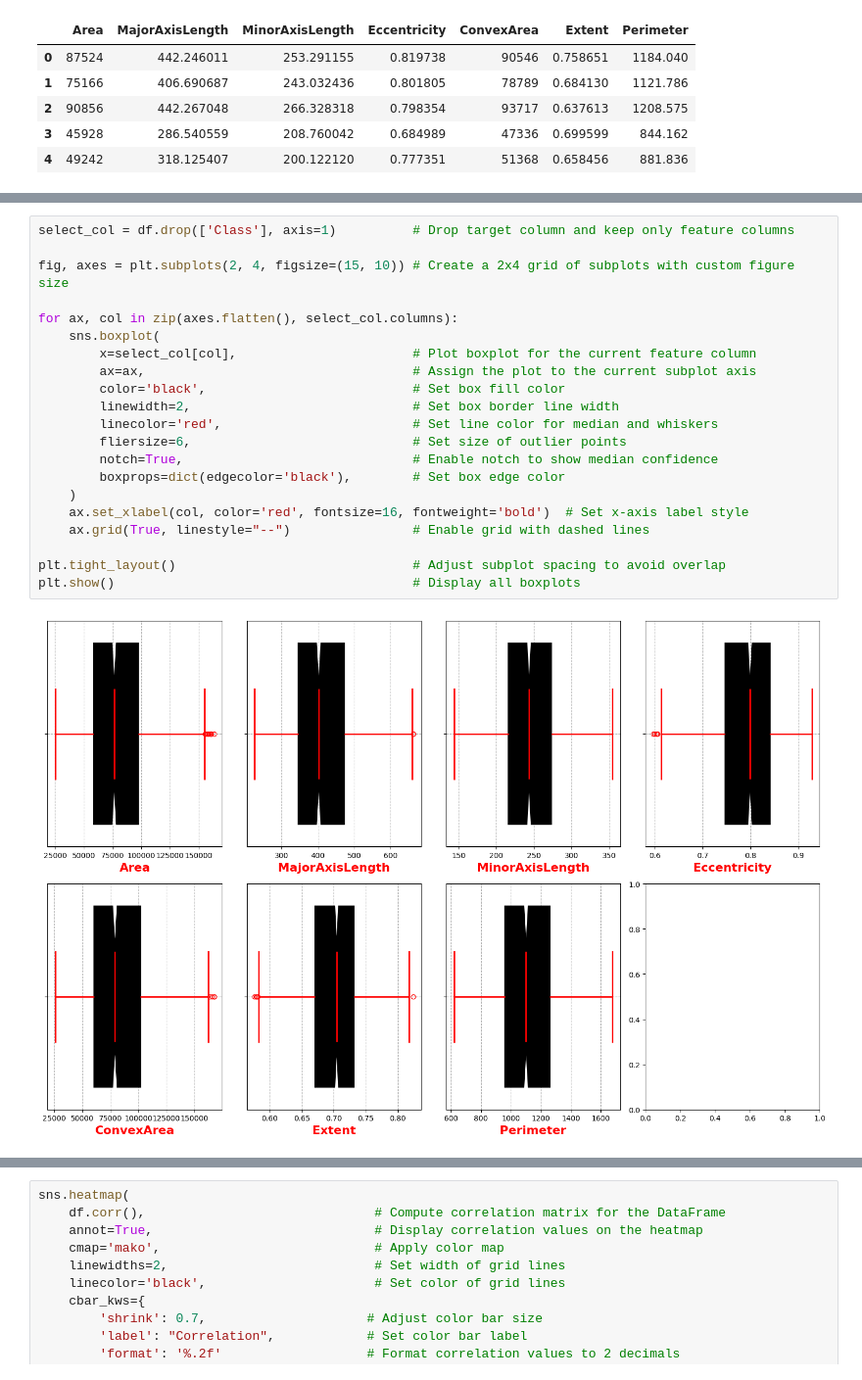
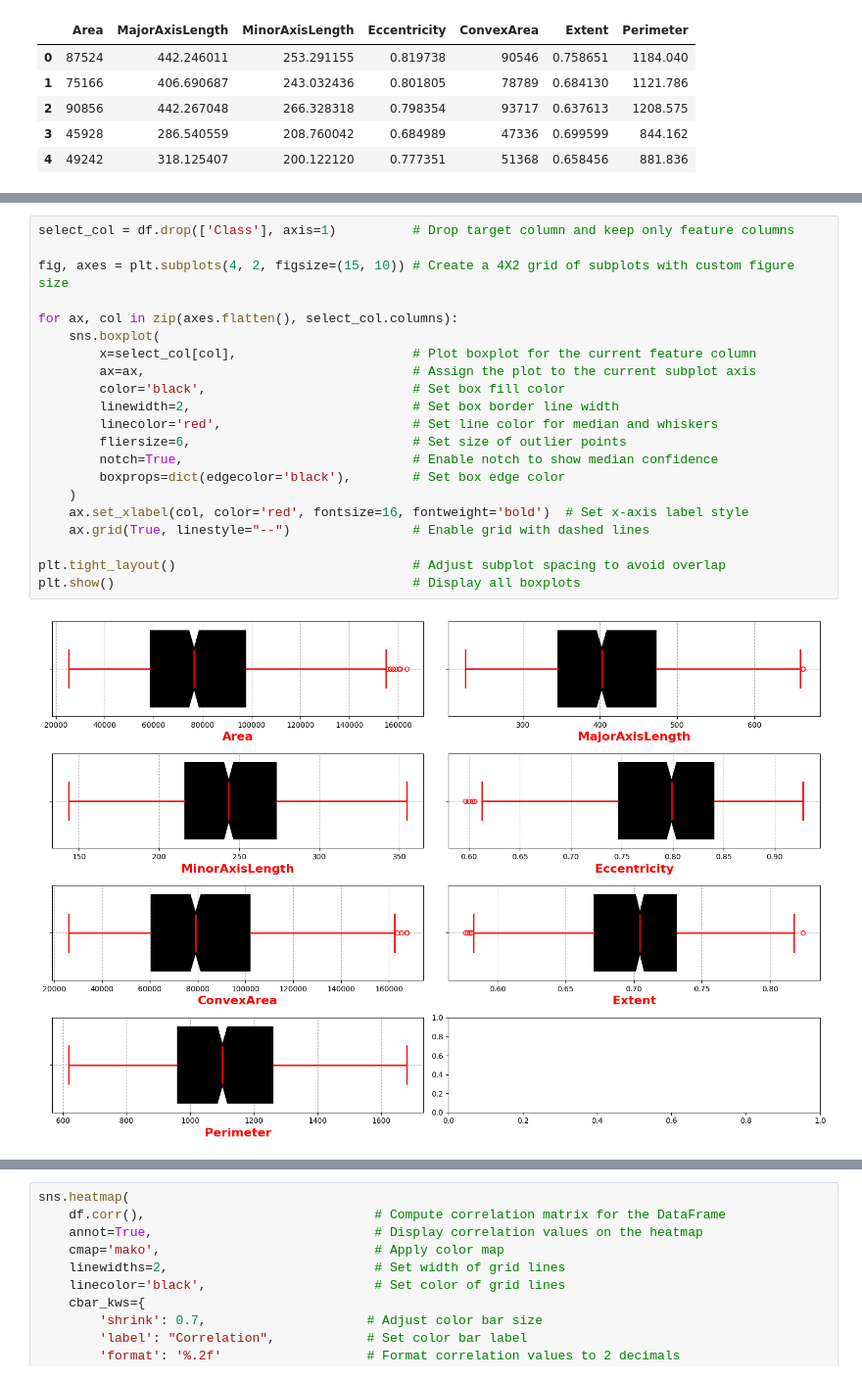
Before and after one commit to Md-Maruf-1727/Raisin-detection-using-naive-bayes, a Jupyter notebook: visualization_data.ipynb, the cells around one changed output, grey strips where cells are left out. Shown at 98% size. Drawn from its saved outputs; the diff is of its cells as text.

Commit message:
visualization update

```diff
--- a/visualization_data.ipynb
+++ b/visualization_data.ipynb
@@ -28,23 +67,23 @@ select_col.head()                         # Show the first 5 rows of the selecte
 # %%
 select_col = df.drop(['Class'], axis=1)          # Drop target column and keep only feature columns
 
-fig, axes = plt.subplots(2, 4, figsize=(15, 10)) # Create a 2x4 grid of subplots with custom figure size
+fig, axes = plt.subplots(4, 2, figsize=(15, 10)) # Create a 4X2 grid of subplots with custom figure size
 
 for ax, col in zip(axes.flatten(), select_col.columns):
     sns.boxplot(
         x=select_col[col],                       # Plot boxplot for the current feature column
         ax=ax,                                   # Assign the plot to the current subplot axis
         color='black',                           # Set box fill color
         linewidth=2,                             # Set box border line width
         linecolor='red',                         # Set line color for median and whiskers
         fliersize=6,                             # Set size of outlier points
         notch=True,                              # Enable notch to show median confidence
         boxprops=dict(edgecolor='black'),        # Set box edge color
     )
     ax.set_xlabel(col, color='red', fontsize=16, fontweight='bold')  # Set x-axis label style
     ax.grid(True, linestyle="--")                # Enable grid with dashed lines
 
 plt.tight_layout()                               # Adjust subplot spacing to avoid overlap
 plt.show()                                       # Display all boxplots
 # %% [output]
-[figure, old version]
+[figure, new version]
```
Also changed, not shown: parts of 5 cells of this notebook.
